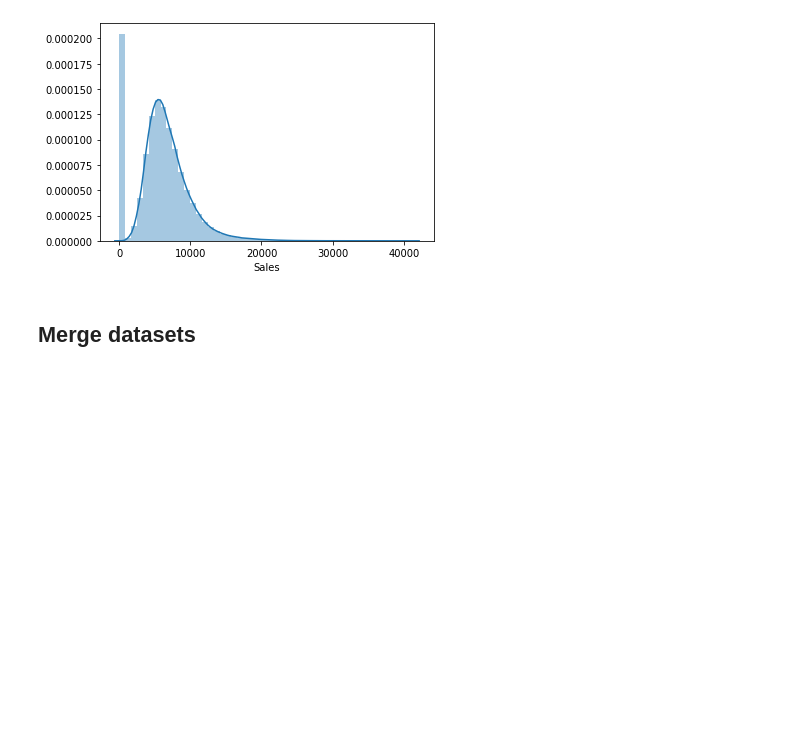
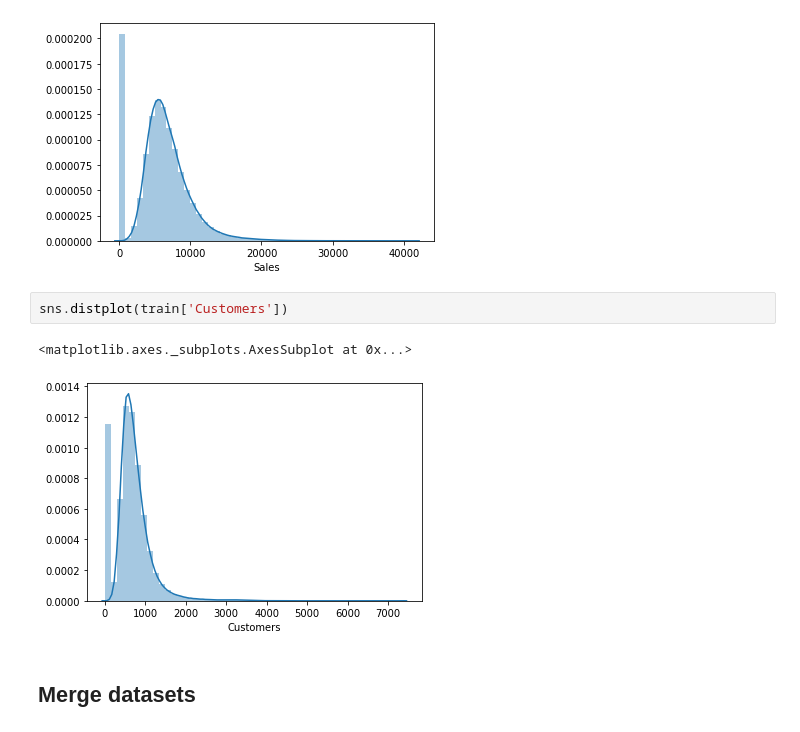
Before and after one commit to BWallyn/PredictSales, a Jupyter notebook: Analysis.ipynb, the cells around one changed output. Cells and saved outputs as stored; diff of their text form; blank space fills up the shorter version.

```diff
--- a/Analysis.ipynb
+++ b/Analysis.ipynb
@@ -96,6 +248,11 @@ sns.distplot(train['Sales'])
 # %% [output]
 <matplotlib.axes._subplots.AxesSubplot at 0x...>
 [figure]
+# %%
+sns.distplot(train['Customers'])
+# %% [output]
+<matplotlib.axes._subplots.AxesSubplot at 0x...>
+[figure, added]
 # %% [markdown]
 ## Merge datasets
 # %%
```
Also changed, not shown: parts of 24 cells of this notebook.
